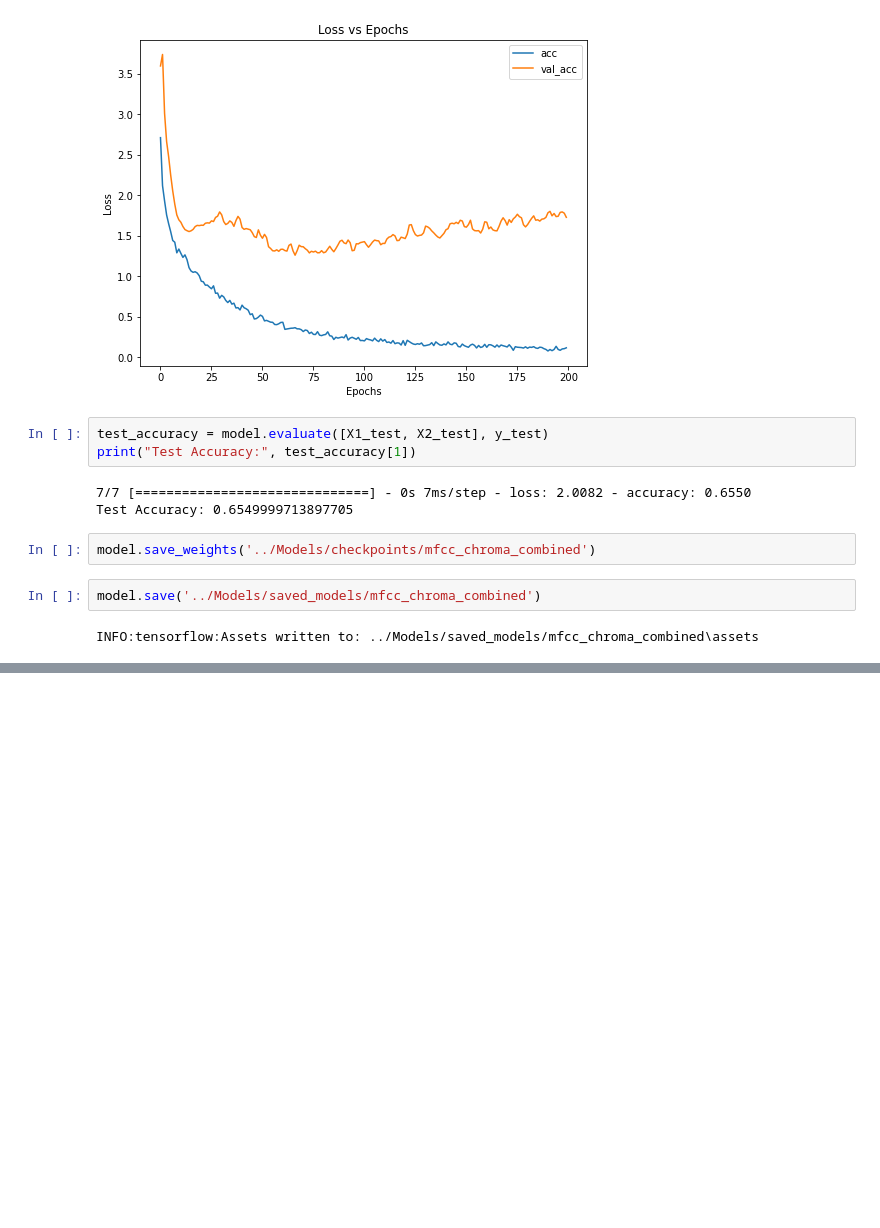
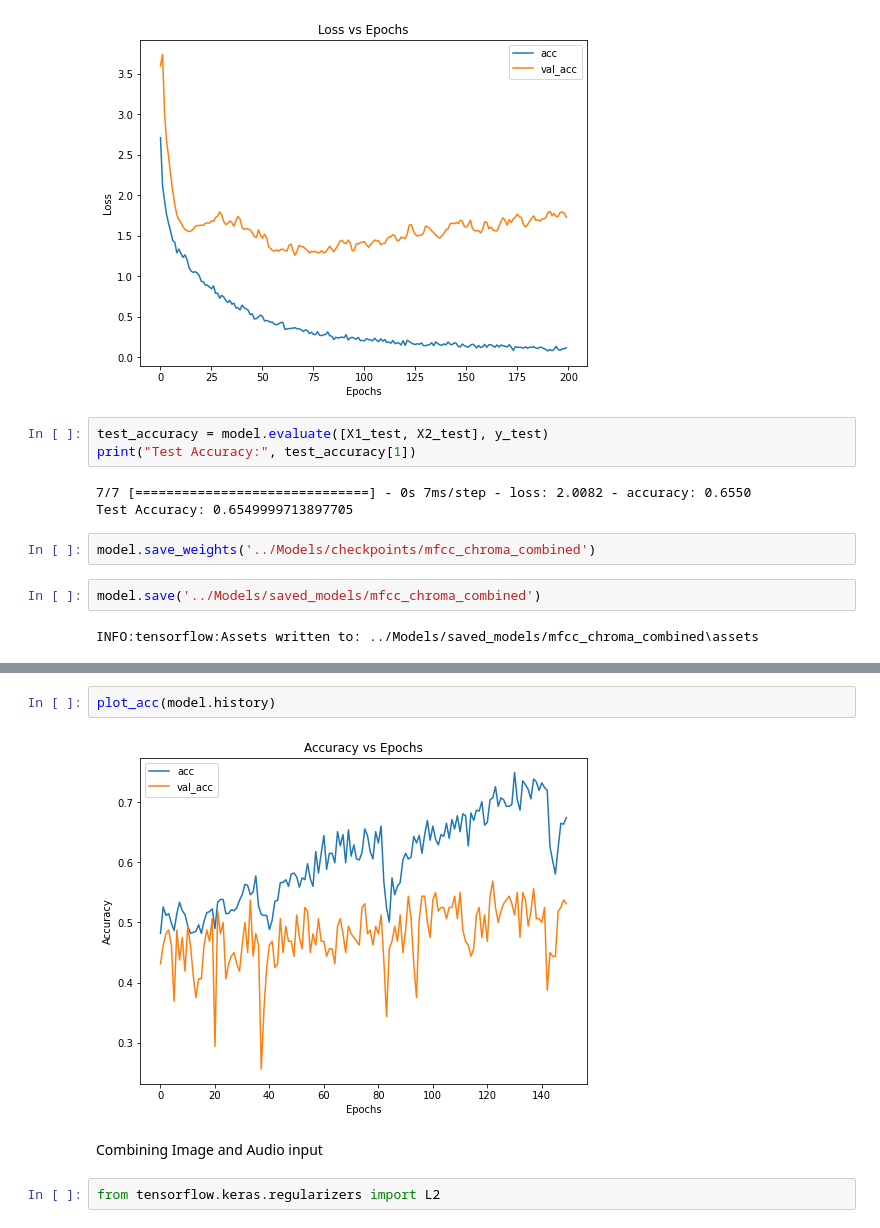
Before and after one commit to Nihal-Srivastava05/Music-Genre-Classification-GTZAN, a Jupyter notebook: Notebooks/Model Creation.ipynb, the cells around one changed output, grey strips where cells are left out. Drawn from its saved outputs; the diff is of its cells as text; blank space fills up the shorter version.

```diff
--- a/Notebooks/Model Creation.ipynb
+++ b/Notebooks/Model Creation.ipynb
@@ -475,0 +707,8 @@ INFO:tensorflow:Assets written to: ../Models/saved_models/mfcc_chroma_combined\a
+# %%
+plot_acc(model.history)
+# %% [output]
+[figure, added]
+# %% [markdown]
+Combining Image and Audio input
+# %%
+from tensorflow.keras.regularizers import L2
```
Also changed, not shown: parts of 44 cells of this notebook, 2 other files.
